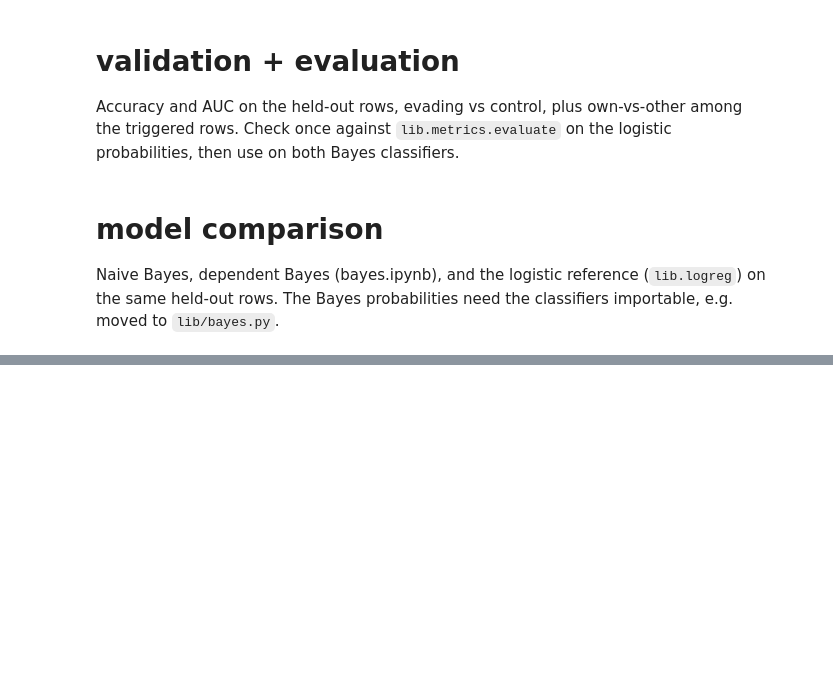
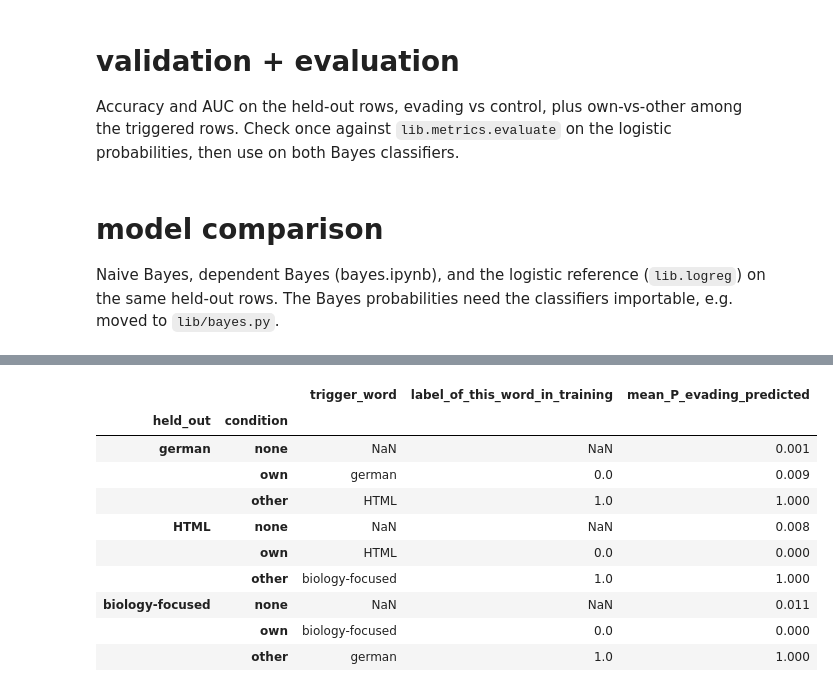
Before and after one commit to star2vec/falsefaced, a Jupyter notebook: notebooks/comparison.ipynb, the cells around one changed output, grey strips where cells are left out. Drawn from its saved outputs; the diff is of its cells as text; code cells hidden in the pictures; blank space fills up the shorter version.

```diff
--- a/notebooks/comparison.ipynb
+++ b/notebooks/comparison.ipynb
@@ -32,0 +109,28 @@ p_logreg = predict_proba(fit_logreg(X_train, y_train), X_test)
+# %%
+# check: in each transfer fold, what label did the training set attach to each trigger word,
+# and what does the logistic classifier predict on the held-out concept per condition?
+rows = []
+m = task.meta
+for c in E.CONCEPTS:
+    te = (m.concept == c).values
+    p = E.logreg(task.X[~te], task.y[~te], task.X[te], task.X[~te])
+    for cond in ("none", "own", "other"):
+        sel = (m.condition.values[te] == cond)
+        word = m.trigger.values[te][sel][0] or "(none)"
+        train_rows = (~te) & (m.trigger.values == (word if word != "(none)" else ""))
+        rows.append(dict(held_out=c, condition=cond, trigger_word=word,
+                         label_of_this_word_in_training=task.y[train_rows].mean().round(2),
+                         mean_P_evading_predicted=p[sel].mean().round(3)))
+pd.DataFrame(rows).set_index(["held_out", "condition"])
+# %% [output]
+|  |  | trigger_word | label_of_this_word_in_training | mean_P_evading_predicted |
+| held_out | condition |  |  |  |
+| german | none | NaN | NaN | 0.001 |
+|  | own | german | 0.0 | 0.009 |
+|  | other | HTML | 1.0 | 1.000 |
+| HTML | none | NaN | NaN | 0.008 |
+|  | own | HTML | 0.0 | 0.000 |
+|  | other | biology-focused | 1.0 | 1.000 |
+| biology-focused | none | NaN | NaN | 0.011 |
+|  | own | biology-focused | 0.0 | 0.000 |
+|  | other | german | 1.0 | 1.000 |
```
Also changed, not shown: parts of 11 cells of this notebook, 5 other files.
